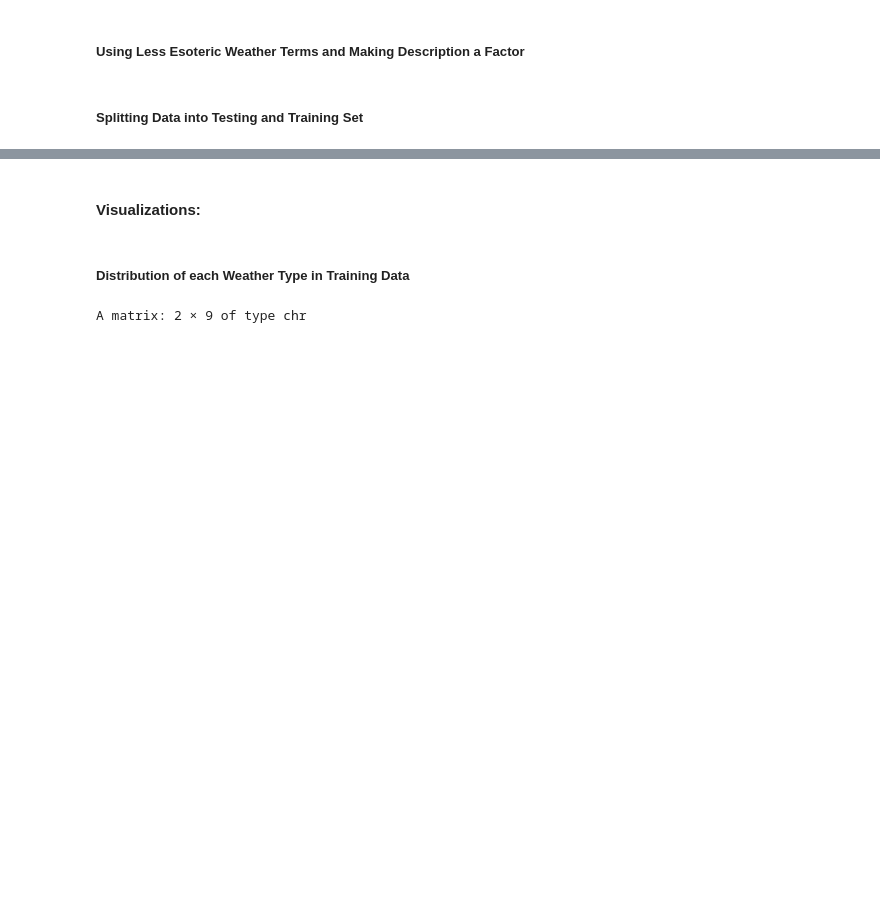
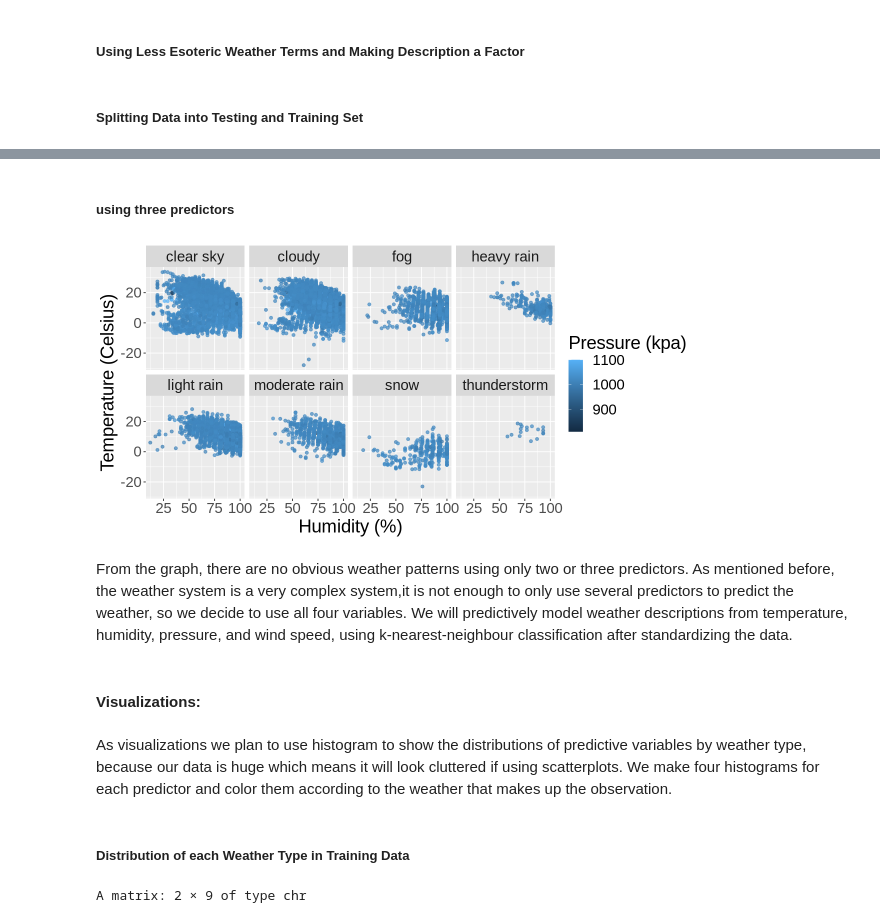
Before and after one commit to StuartLiv/DSCI100Group, a Jupyter notebook: report.ipynb, the cells around one changed output, grey strips where cells are left out. Saved outputs shown, nothing was run; the diff lists cells and outputs as text; code cells hidden in the pictures; blank space fills up the shorter version.

```diff
--- a/report.ipynb
+++ b/report.ipynb
@@ -87,5 +96,25 @@ weather_test <- testing(weather_split)
+# %% [markdown]
+##### using three predictors
+# %%
+options(repr.plot.width = 10, repr.plot.height = 5)
+
+weather_data_plot_fct <- weather_train %>%
+  ggplot(aes(x = humidity.pct, y = temperature.c, colour = pressure.kpa)) +
+  geom_point(alpha = 0.7) +
+  labs(x = "Humidity (%)",
+       y = "Temperature (Celsius)",
+       color = "Pressure (kpa)") +
+  facet_wrap(~ factor(description, levels = c("clear sky", "cloudy", "fog", "heavy rain", "light rain", "moderate rain", "snow", "thunderstorm")), ncol = 4) +
+  theme(text = element_text(size = 22))
+weather_data_plot_fct
+# %% [output]
+[figure, added]
+# %% [markdown]
+From the graph, there are no obvious weather patterns using only two or three predictors. As mentioned before, the weather system is a very complex system,it is not enough to only use several predictors to predict the weather, so we decide to use all four variables. We will predictively model weather descriptions from temperature, humidity, pressure, and wind speed, using k-nearest-neighbour classification after standardizing the data.
 # %% [markdown]
 ####  Visualizations:
+# %% [markdown]
+As visualizations we plan to use histogram to show the distributions of predictive variables by weather type, because our data is huge which means it will look cluttered if using scatterplots. We make four histograms for each predictor and color them according to the weather that makes up the observation.
 # %% [markdown]
 ##### Distribution of each Weather Type in Training Data
 # %%
```
Also changed, not shown: parts of 8 cells of this notebook.
